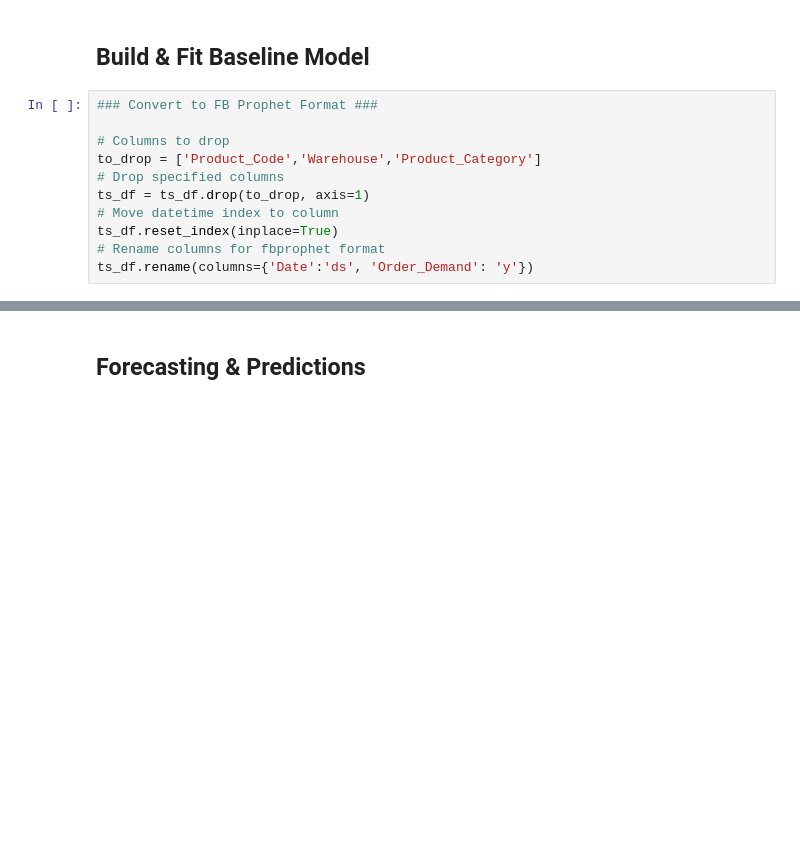
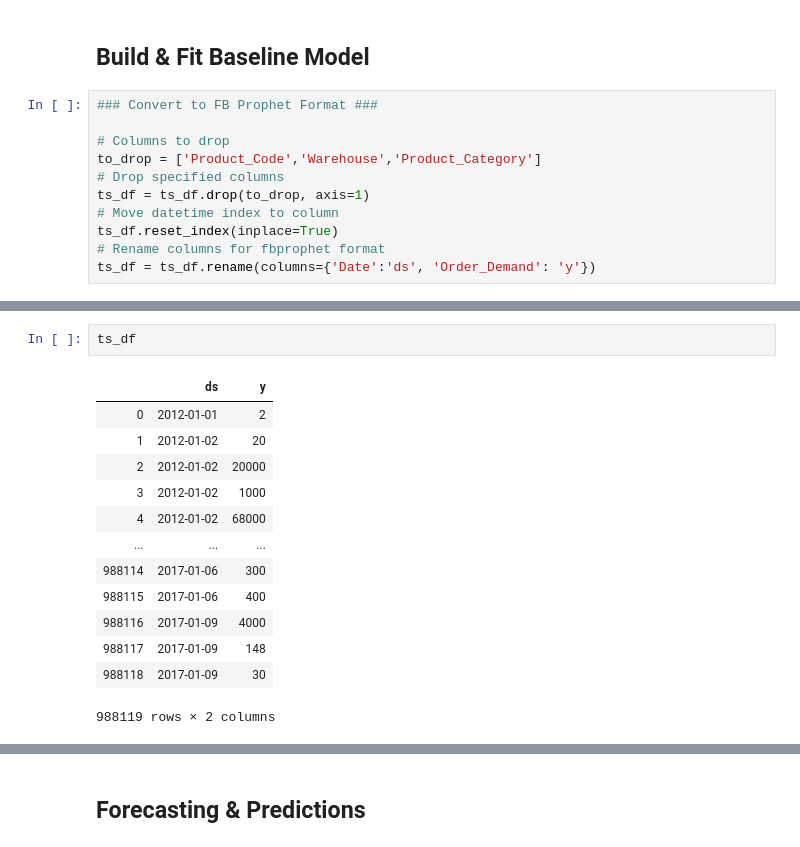
Before and after one commit to JessicaFB/Product-Demand-Forecasting, a Jupyter notebook: Predicting-Product-Demand.ipynb, the cells around one changed output, grey strips where cells are left out. Drawn from its saved outputs; the diff is of its cells as text; blank space fills up the shorter version.

```diff
--- a/Predicting-Product-Demand.ipynb
+++ b/Predicting-Product-Demand.ipynb
@@ -651,4 +651,4 @@ ts_df = ts_df.drop(to_drop, axis=1)
 # Move datetime index to column
 ts_df.reset_index(inplace=True)
 # Rename columns for fbprophet format
-ts_df.rename(columns={'Date':'ds', 'Order_Demand': 'y'})
+ts_df = ts_df.rename(columns={'Date':'ds', 'Order_Demand': 'y'})
@@ -669,0 +655,16 @@ ts_df.rename(columns={'Date':'ds', 'Order_Demand': 'y'})
+# %%
+ts_df
+# %% [output]
+|  | ds | y |
+| 0 | 2012-01-01 | 2 |
+| 1 | 2012-01-02 | 20 |
+| 2 | 2012-01-02 | 20000 |
+| 3 | 2012-01-02 | 1000 |
+| 4 | 2012-01-02 | 68000 |
+| ... | ... | ... |
+| 988114 | 2017-01-06 | 300 |
+| 988115 | 2017-01-06 | 400 |
+| 988116 | 2017-01-09 | 4000 |
+| 988117 | 2017-01-09 | 148 |
+| 988118 | 2017-01-09 | 30 |
+988119 rows × 2 columns
```
Also changed, not shown: parts of 4 cells of this notebook.
